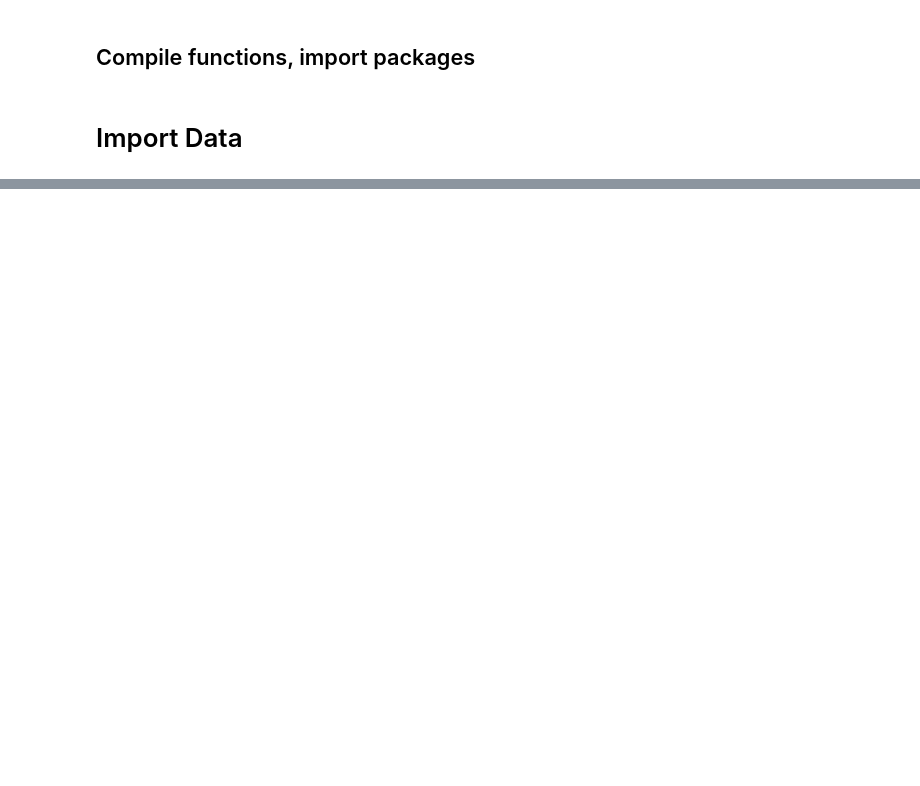
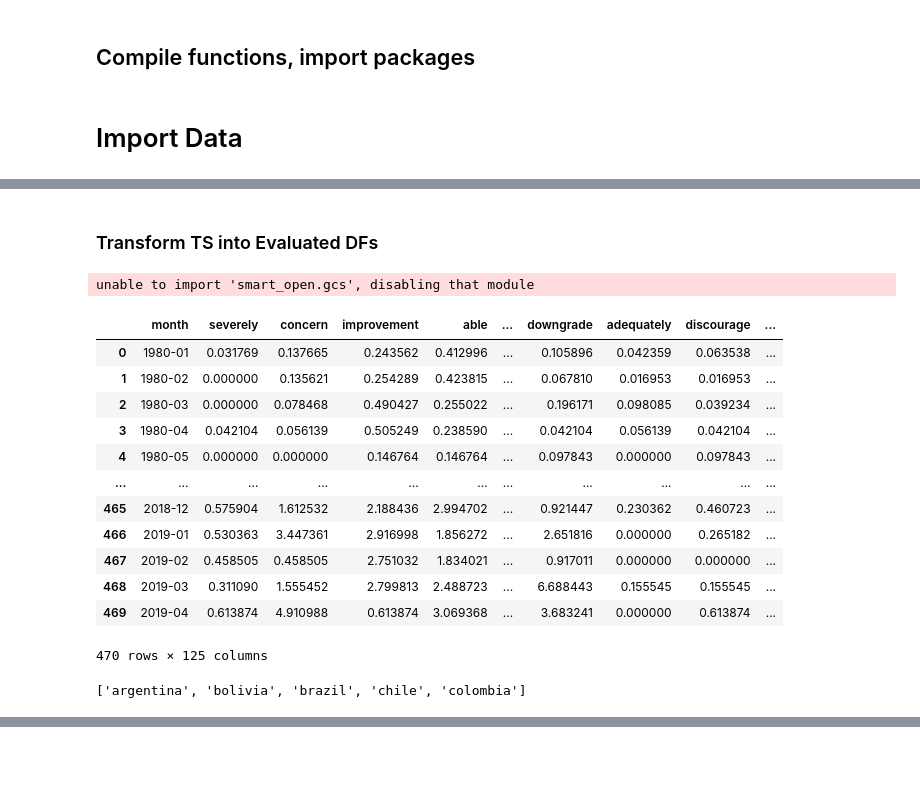
Before and after one commit to johnsonice/IMF_VE_News, a Jupyter notebook: Table 4 - F2 Scores for Specific Sentiment - Cross Countries.ipynb, the cells around one changed output, grey strips where cells are left out. Cells and saved outputs as stored; diff of their text form; code cells hidden in the pictures; blank space fills up the shorter version.

Commit message:
Final evals for crises defs

```diff
--- a/Table 4 - F2 Scores for Specific Sentiment - Cross Countries.ipynb
+++ b/Table 4 - F2 Scores for Specific Sentiment - Cross Countries.ipynb
@@ -61,0 +9,9 @@ print(pd.read_csv(eval_files[0]).head())
+# %%
+# Eval file folders
+pos_neg_eval_ff = 'C:\\Repos\\IMF_VE_News\\csv_out\\*' # Scores for new positive-negative
+cross_crisis_ff = 'C:\\Repos\\IMF_VE_News\\cross_compare_new\\*' # Folders for cross-crisis comparison
+vsms_model_ff = 'C:\\Users\\Alex P\\Desktop\\IMF\\models_out\\*' # Folders for comapring cbow, skipgram - 5 and 10 word groupings
+toppicing_ff = 'C:\\Users\\Alex P\\Desktop\\IMF\\toppicing\\*' # Folders with topiccing time series, topic-level based evaluation
+toppicing_exclusion_ff = 'C:\\Users\\Alex P\\Desktop\\IMF\\research_bkp\\research\\csv_out\\topiccing\\*' # Excluding sport and select topics
+topic_locus_graphs_ff = 'C:\\Users\\Alex P\\Desktop\\IMF\\research_bkp\\research\\topic_referrence\\*' # Folder with topic dsitribution graphs (html)
+country_id_ff = "C:\\Users\\Alex P\\Desktop\\IMF\\country_id_compare\\time_series\\*" # Folders of time series per word of country
@@ -61,0 +27,4 @@ print(pd.read_csv(eval_files[0]).head())
+# %%
+# Display cross-crisis comparison folders
+cross_country_id_folds = glob.glob(country_id_ff)
+print("\nCross country crisis folders\n\t", cross_country_id_folds)
@@ -61,0 +34,6 @@ print(pd.read_csv(eval_files[0]).head())
+# %%
+# Glob first folder
+cross_country_id_ff_0 = glob.glob(cross_country_id_folds[0]+'\*')
+print(cross_country_id_ff_0)
+# Print one example
+pd.read_csv(cross_country_id_ff_0[0]).head()
@@ -61,0 +49,61 @@ print(pd.read_csv(eval_files[0]).head())
+# %% [markdown]
+### Transform TS into Evaluated DFs
+# %%
+import sys
+sys.path.insert(0,'C:\Repos\IMF_VE_News\src_ft\libs')
+sys.path.insert(0,'C:\Repos\IMF_VE_News\src_ft')
+sys.path.insert(0,'C:\Repos\\')
+
+#from IMF_VE_News.src_ft.temp.m_7_5_eval_sentiments import evaluate
+from IMF_VE_News.src_ft.temp.m_7_5_eval_sentiments import evaluate
+import crisis_points
+def get_countries(crisis_def, sub_select = 'all'):
+    # Return the countries associated with each crisis definition
+    if crisis_def == 'kr':
+        if sub_select == 'all':
+            return crisis_points.crisis_points_TEMP_KnR.keys()
+        elif sub_select == 'j5':
+            return list(crisis_points.crisis_points_TEMP_KnR.keys())[:5]
+    if crisis_def == 'll':
+        return crisis_points.ll_crisis_points.keys()
+    if crisis_def == 'IMF_GAP_6':
+        return crisis_points.imf_gap_6_events.keys()
+    if crisis_def == 'IMF_GAP_0':
+        return crisis_points.imf_all_events.keys()
+    if crisis_def == 'RomerRomer':
+        return crisis_points.crisis_points_RomerNRomer.keys()
+    if crisis_def == 'LoDuca':
+        return crisis_points.crisis_points_LoDuca.keys()
+    if crisis_def == 'ReinhartRogoff':
+        return crisis_points.crisis_points_Reinhart_Rogoff_All.keys()
+    if crisis_def == 'IMF_Monthly_Starts':
+        return crisis_points.imf_programs_monthly.keys()
+    if crisis_def == 'IMF_Monthly_Starts_Gap_3':
+        return crisis_points.imf_programs_monthly_gap3.keys()
+    if crisis_def == 'IMF_Monthly_Starts_Gap_6':
+        return crisis_points.imf_programs_monthly_gap6.keys()
+# %% [output]
+unable to import 'smart_open.gcs', disabling that module
+# %%
+load_df = pd.read_csv(cross_country_id_ff_0[0])
+load_df = load_df.rename(columns={'Unnamed: 0': 'month'})
+load_df
+# %% [output]
+|  | month | severely | concern | improvement | able | ... | downgrade | adequately | discourage | ... |
+| 0 | 1980-01 | 0.031769 | 0.137665 | 0.243562 | 0.412996 | ... | 0.105896 | 0.042359 | 0.063538 | ... |
+| 1 | 1980-02 | 0.000000 | 0.135621 | 0.254289 | 0.423815 | ... | 0.067810 | 0.016953 | 0.016953 | ... |
+| 2 | 1980-03 | 0.000000 | 0.078468 | 0.490427 | 0.255022 | ... | 0.196171 | 0.098085 | 0.039234 | ... |
+| 3 | 1980-04 | 0.042104 | 0.056139 | 0.505249 | 0.238590 | ... | 0.042104 | 0.056139 | 0.042104 | ... |
+| 4 | 1980-05 | 0.000000 | 0.000000 | 0.146764 | 0.146764 | ... | 0.097843 | 0.000000 | 0.097843 | ... |
+| ... | ... | ... | ... | ... | ... | ... | ... | ... | ... | ... |
+| 465 | 2018-12 | 0.575904 | 1.612532 | 2.188436 | 2.994702 | ... | 0.921447 | 0.230362 | 0.460723 | ... |
+| 466 | 2019-01 | 0.530363 | 3.447361 | 2.916998 | 1.856272 | ... | 2.651816 | 0.000000 | 0.265182 | ... |
+| 467 | 2019-02 | 0.458505 | 0.458505 | 2.751032 | 1.834021 | ... | 0.917011 | 0.000000 | 0.000000 | ... |
+| 468 | 2019-03 | 0.311090 | 1.555452 | 2.799813 | 2.488723 | ... | 6.688443 | 0.155545 | 0.155545 | ... |
+| 469 | 2019-04 | 0.613874 | 4.910988 | 0.613874 | 3.069368 | ... | 3.683241 | 0.000000 | 0.613874 | ... |
+470 rows × 125 columns
+# %%
+countries = get_countries('kr', 'j5')
+print(countries)
+# %% [output]
+['argentina', 'bolivia', 'brazil', 'chile', 'colombia']
```
Also changed, not shown: parts of 75 cells of this notebook.
